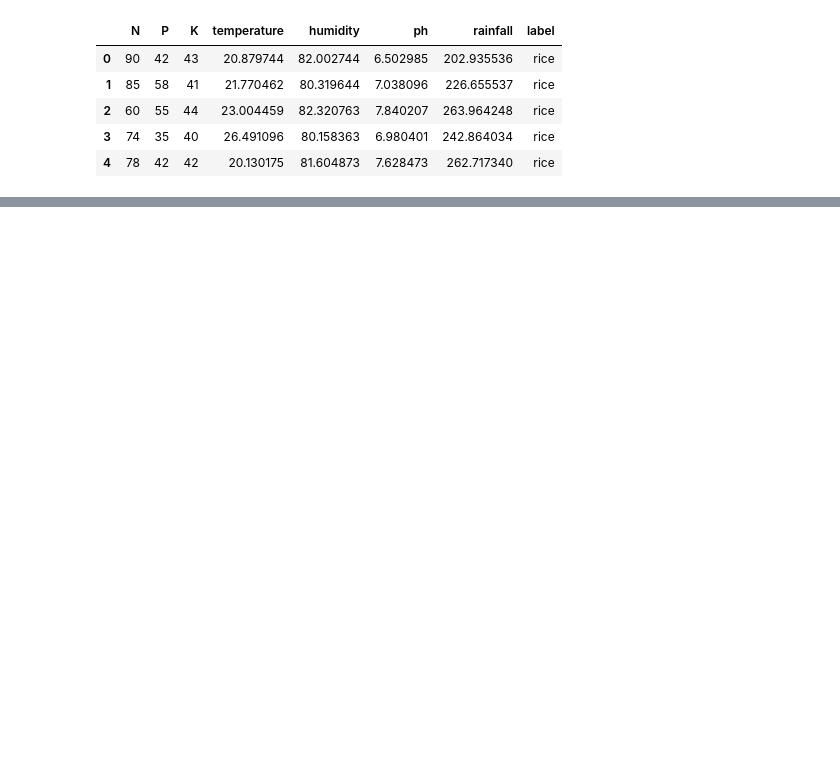
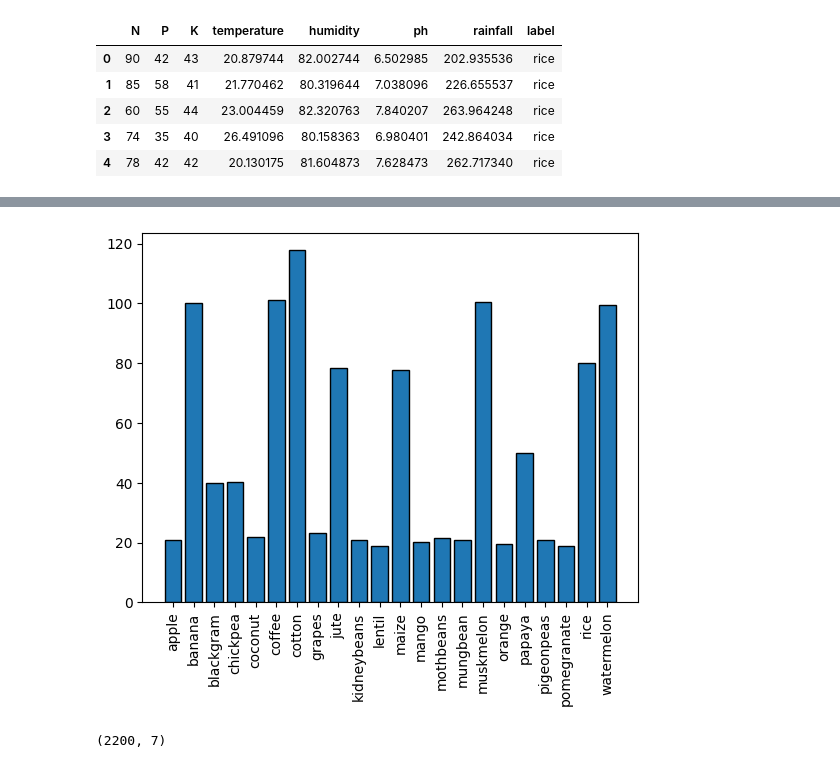
Before and after one commit to Ritesh930/DataScience, a Jupyter notebook: KNN/main.ipynb, the cells around one changed output, grey strips where cells are left out. Saved outputs shown, nothing was run; the diff lists cells and outputs as text; code cells hidden in the pictures; blank space fills up the shorter version.

```diff
--- a/KNN/main.ipynb
+++ b/KNN/main.ipynb
@@ -15,3 +15,6 @@ df.head()
 | 2 | 60 | 55 | 44 | 23.004459 | 82.320763 | 7.840207 | 263.964248 | rice |
 | 3 | 74 | 35 | 40 | 26.491096 | 80.158363 | 6.980401 | 242.864034 | rice |
 | 4 | 78 | 42 | 42 | 20.130175 | 81.604873 | 7.628473 | 262.717340 | rice |
+# %%
+label=df.groupby('label')   #grouping by label
+label.describe()
@@ -17,0 +79,3 @@ df.head()
+# %%
+labels = list(label.mean().index)
+labels
@@ -17,0 +100,3 @@ df.head()
+# %%
+nitrogen = list(label[["N"]].mean().values.ravel())  #this will give the mean of nitrogen
+nitrogen
@@ -17,0 +121,8 @@ df.head()
+# %%
+import matplotlib.pyplot as plt
+
+plt.bar(x=labels, height=nitrogen, ec="k")  #this will plot the bar graph
+plt.xticks(rotation=90)    #this will rotate the labels
+plt.show()
+# %% [output]
+[figure, added]
@@ -17,0 +131,10 @@ df.head()
+# %%
+##standard scalar---normalise---outliers se deal karne k liye
+from sklearn.preprocessing import StandardScaler    #this will normalise the data
+sc=StandardScaler()    #this will normalise the data
+
+x_transformed=sc.fit_transform(x)  #this will normalise the data
+
+x_transformed.shape
+# %% [output]
+(2200, 7)
```
Also changed, not shown: parts of 21 cells of this notebook, 28 other files.
